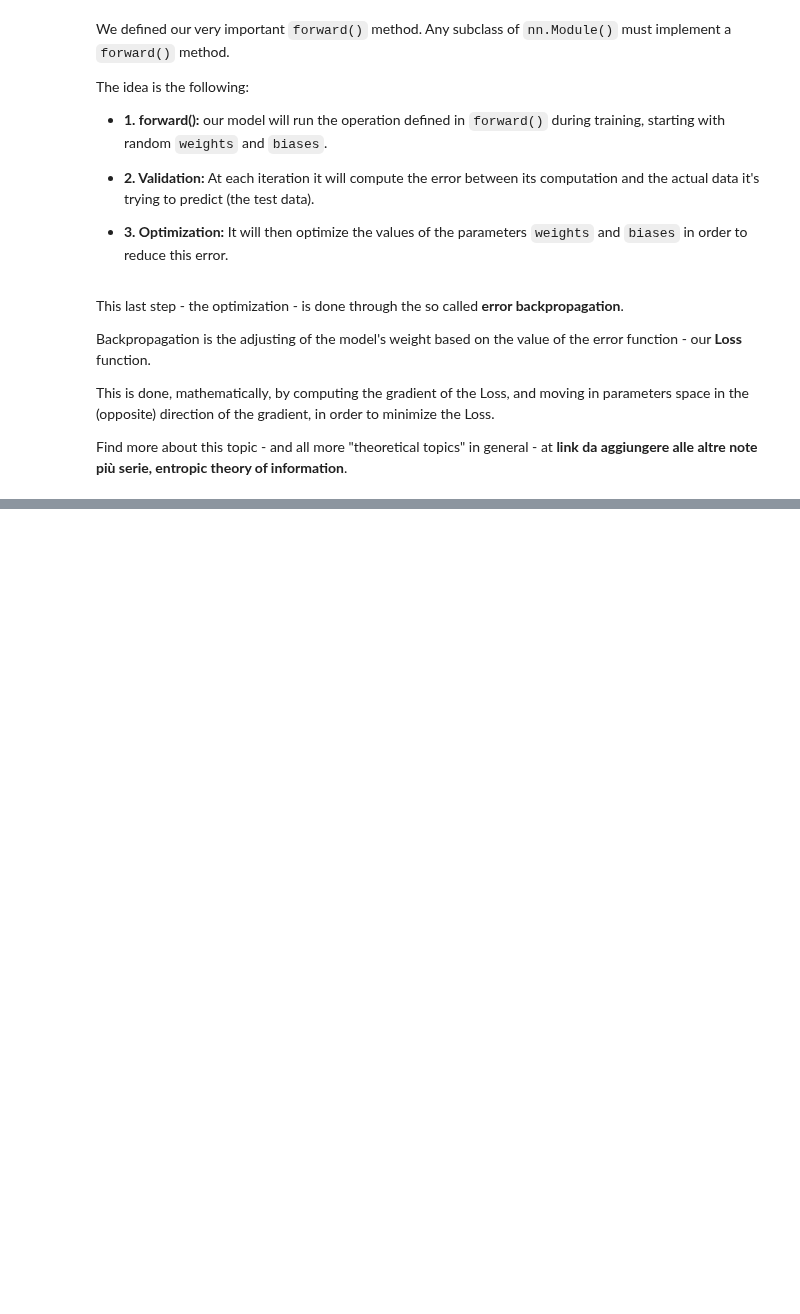
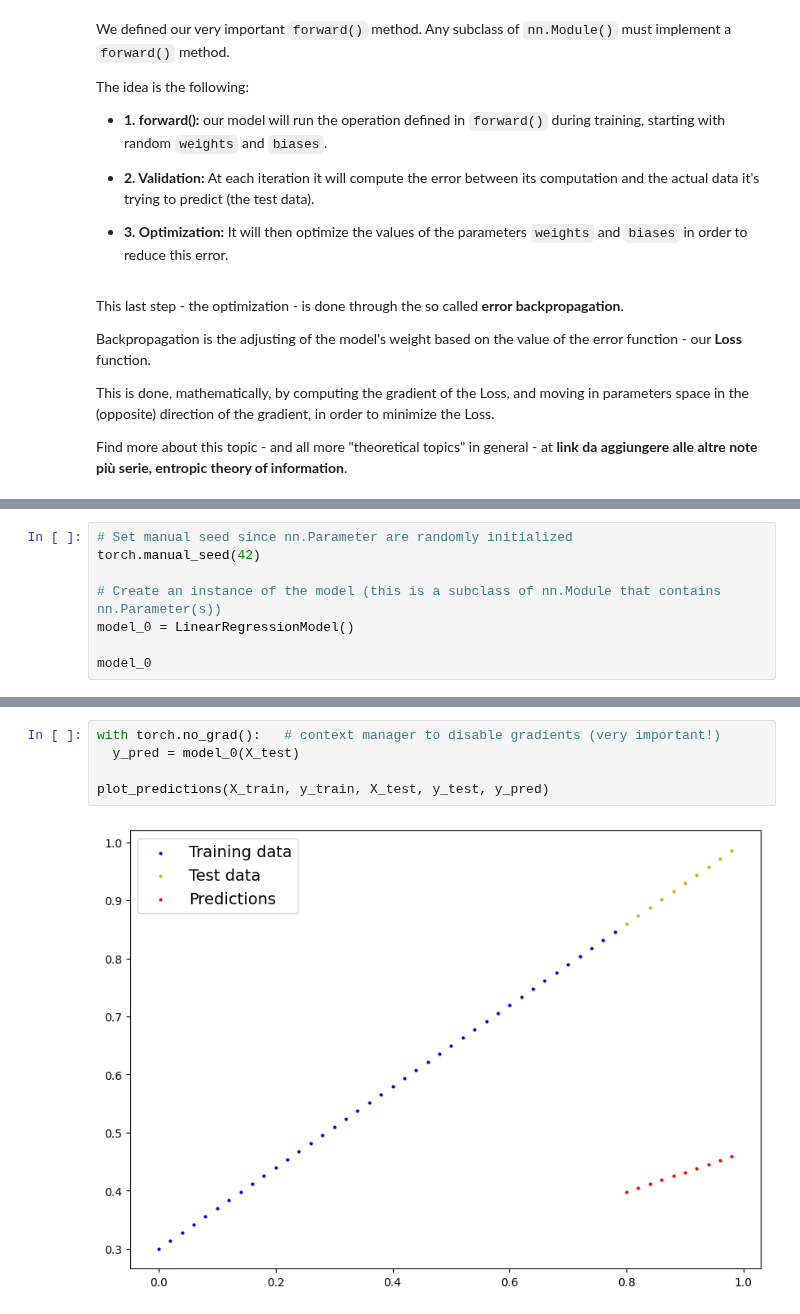
Before and after one commit to MatteoFalcioni/PyTorch_basics, a Jupyter notebook: workflow.ipynb, the cells around one changed output, grey strips where cells are left out. Saved outputs shown, nothing was run; the diff lists cells and outputs as text; blank space fills up the shorter version.

Commit message:
going to training

```diff
--- a/workflow.ipynb
+++ b/workflow.ipynb
@@ -190,0 +192,8 @@ We can check our model parameters or what's inside our model using `.parameters(
+# %%
+# Set manual seed since nn.Parameter are randomly initialized
+torch.manual_seed(42)
+
+# Create an instance of the model (this is a subclass of nn.Module that contains nn.Parameter(s))
+model_0 = LinearRegressionModel()
+
+model_0
@@ -190,0 +227,7 @@ We can check our model parameters or what's inside our model using `.parameters(
+# %%
+with torch.no_grad():   # context manager to disable gradients (very important!)
+  y_pred = model_0(X_test)
+
+plot_predictions(X_train, y_train, X_test, y_test, y_pred)
+# %% [output]
+[figure, added]
```
Also changed, not shown: parts of 12 cells of this notebook.
